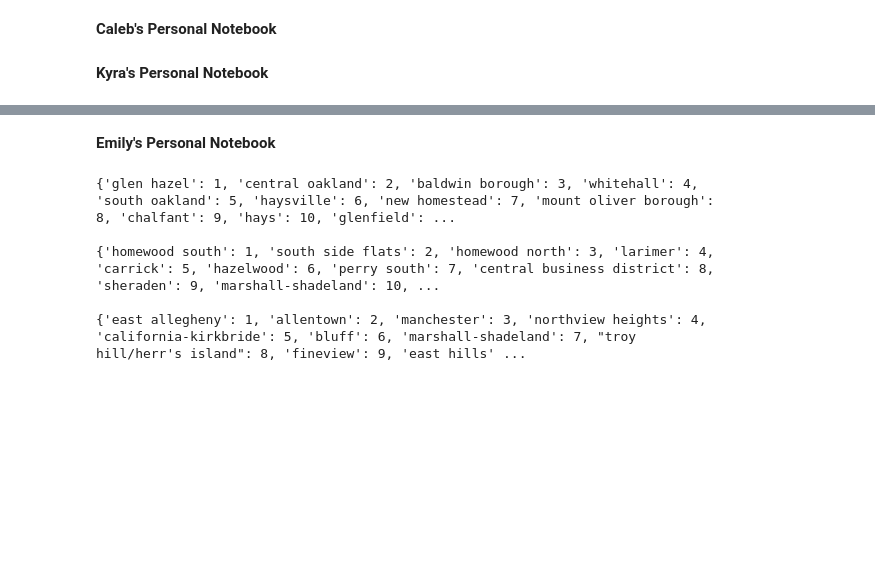
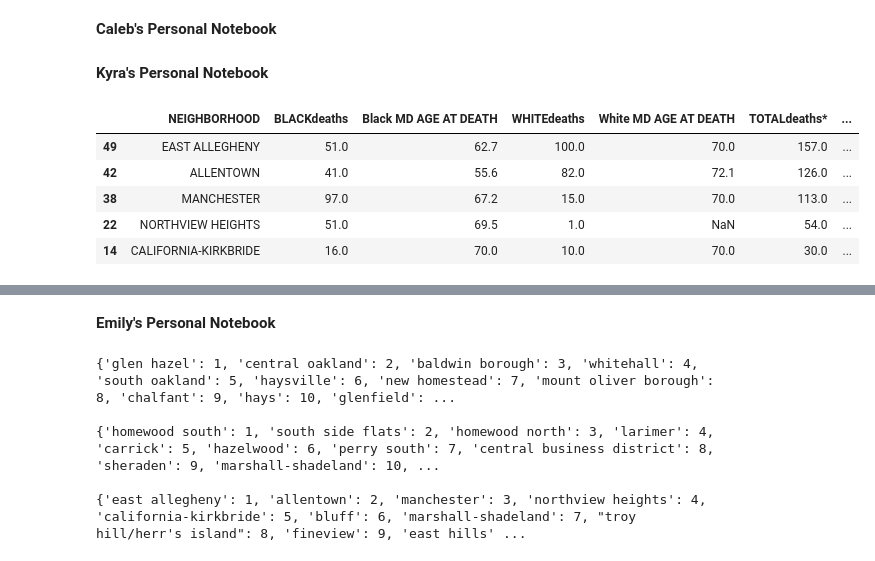
Before and after one commit to CalTsai77/Python-Data-Analysis-with-pandas-, a Jupyter notebook: final.ipynb, the cells around one changed output, grey strips where cells are left out. Drawn from its saved outputs; the diff is of its cells as text; code cells hidden in the pictures; blank space fills up the shorter version.

```diff
--- a/final.ipynb
+++ b/final.ipynb
@@ -20,3 +24,24 @@ import matplotlib.pyplot as plt
 **Caleb's Personal Notebook**
 # %% [markdown]
 **Kyra's Personal Notebook**
+# %%
+death = pd.read_csv("https://data.wprdc.org/dataset/ee735209-4de7-4ea4-b446-bf0f0f6d9cb3/resource/c2e1500a-a12a-4e91-be94-76c6a892b7e2/download/nhoodmedianage20112015.csv")
+quantity_bool = []
+death_total = death["TOTALdeaths*"]
+for length in death_total:
+    if length > 24:
+        quantity_bool.append(True)
+    else:
+        quantity_bool.append(False)
+is_over_tf = pd.Series(quantity_bool)
+big_death = death[is_over_tf]
+big_death = big_death.sort_values("TOTAL MD AGE AT DEATH", ascending = True)
+big_death_top35 = big_death[0:35]
+big_death_top35.head()
+# %% [output]
+|  | NEIGHBORHOOD | BLACKdeaths | Black MD AGE AT DEATH | WHITEdeaths | White MD AGE AT DEATH | TOTALdeaths* | ... |
+| 49 | EAST ALLEGHENY | 51.0 | 62.7 | 100.0 | 70.0 | 157.0 | ... |
+| 42 | ALLENTOWN | 41.0 | 55.6 | 82.0 | 72.1 | 126.0 | ... |
+| 38 | MANCHESTER | 97.0 | 67.2 | 15.0 | 70.0 | 113.0 | ... |
+| 22 | NORTHVIEW HEIGHTS | 51.0 | 69.5 | 1.0 | NaN | 54.0 | ... |
+| 14 | CALIFORNIA-KIRKBRIDE | 16.0 | 70.0 | 10.0 | 70.0 | 30.0 | ... |
```
Also changed, not shown: parts of 2 cells of this notebook, 1 other file.
